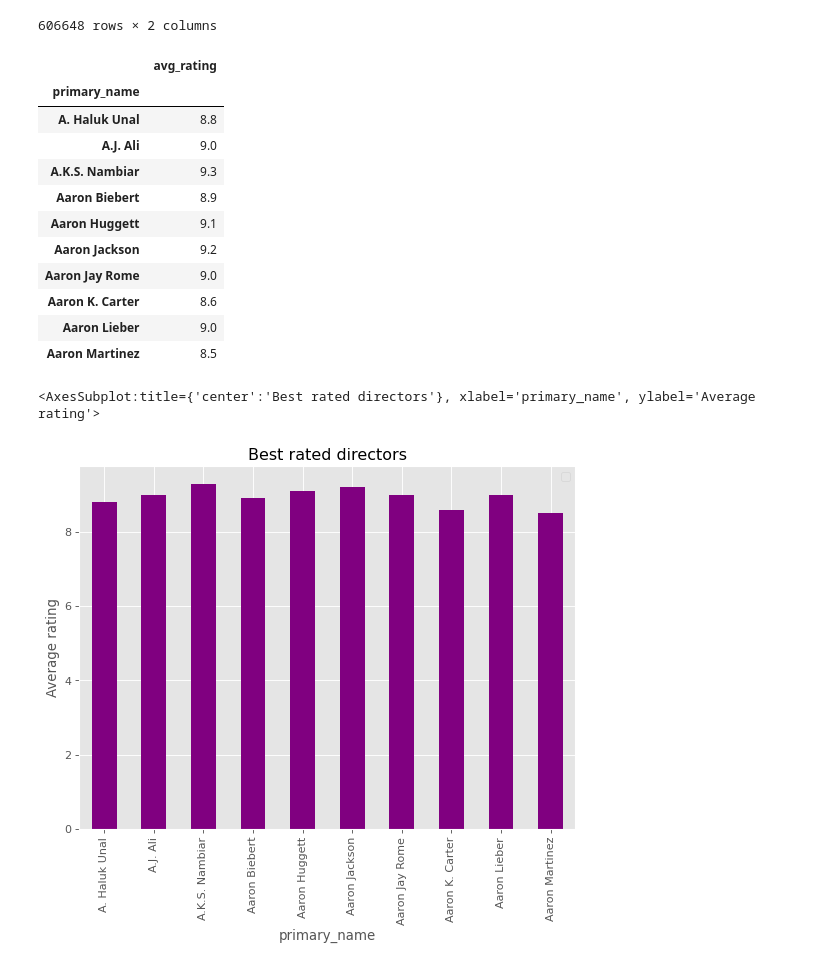
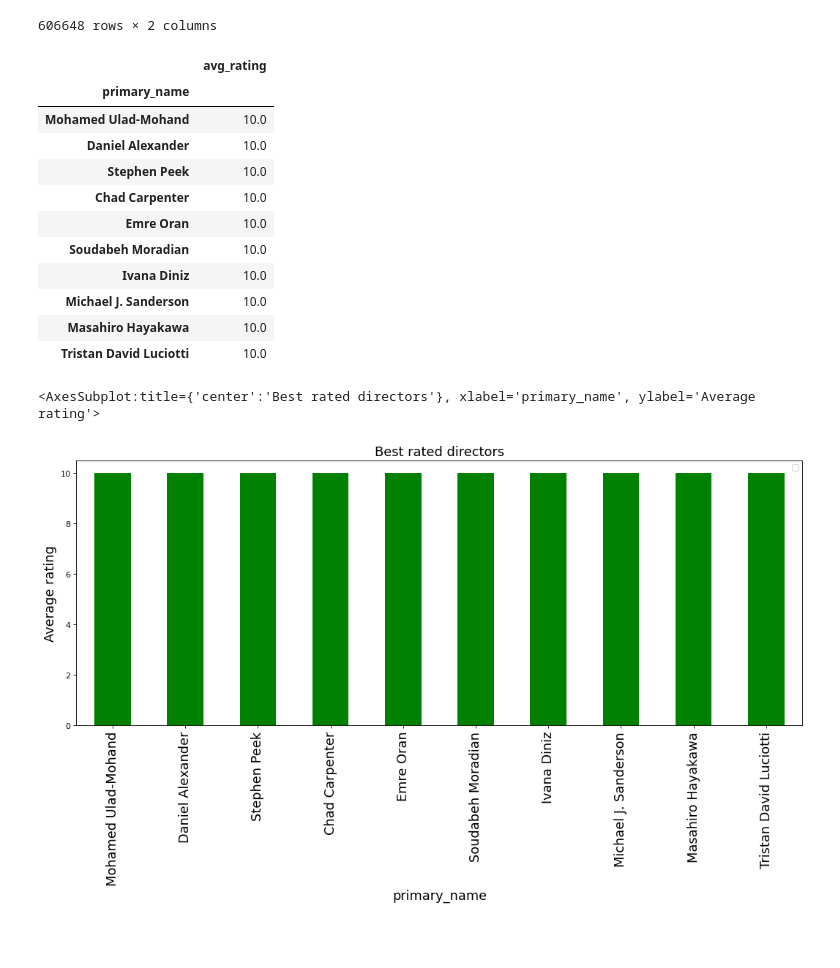
Before and after one commit to QuinnGrigsby/Capstone_Git-ing_it_done_MovieInformation, a Jupyter notebook: Data Understanding.ipynb, the cells around one changed output. Saved outputs shown, nothing was run; the diff lists cells and outputs as text; code cells hidden in the pictures; blank space fills up the shorter version.

```diff
--- a/Data Understanding.ipynb
+++ b/Data Understanding.ipynb
@@ -283,35 +304,38 @@ d
 #Merging rating with directors
 directors_rating = q.merge (d, on="person_id", how="left")
 data_for_analysis_by_rating = directors_rating.groupby(by="primary_name", as_index=False).mean()
-top_10_by_rating = data_for_analysis_by_rating.iloc[:10]
+top_10_rating = data_for_analysis_by_rating.sort_values(['avg_rating'], ascending=[False])
+top_10_by_rating = top_10_rating.iloc[:10]
 top_rated = top_10_by_rating.set_index('primary_name')
+
 top_rated
 # %% [output]
 |  | avg_rating |
 | primary_name |  |
-| A. Haluk Unal | 8.8 |
-| A.J. Ali | 9.0 |
-| A.K.S. Nambiar | 9.3 |
-| Aaron Biebert | 8.9 |
-| Aaron Huggett | 9.1 |
-| Aaron Jackson | 9.2 |
-| Aaron Jay Rome | 9.0 |
-| Aaron K. Carter | 8.6 |
-| Aaron Lieber | 9.0 |
-| Aaron Martinez | 8.5 |
+| Mohamed Ulad-Mohand | 10.0 |
+| Daniel Alexander | 10.0 |
+| Stephen Peek | 10.0 |
+| Chad Carpenter | 10.0 |
+| Emre Oran | 10.0 |
+| Soudabeh Moradian | 10.0 |
+| Ivana Diniz | 10.0 |
+| Michael J. Sanderson | 10.0 |
+| Masahiro Hayakawa | 10.0 |
+| Tristan David Luciotti | 10.0 |
 # %%
-figure(num=None, figsize=(8, 6), dpi=80, facecolor='w', edgecolor='k')
-plt.xlabel('Directors')
-plt.ylabel('Average rating')
-plt.title("Best rated directors")
+figure(num=None, figsize=(16, 6), dpi=80, facecolor='w', edgecolor='k')
+plt.xlabel('Directors',fontsize=16)
+plt.ylabel('Average rating',fontsize=16)
+plt.title("Best rated directors",fontsize=16)
 plt.legend(
     labels=["Revenue Mean"],
     fontsize="large"
 );
-top_rated['avg_rating'].plot.bar(rot= 90, color='purple')
+plt.xticks(rotation = 90, fontsize=16)
+top_rated['avg_rating'].plot.bar(rot= 90, color='green')
 # %% [output]
 <AxesSubplot:title={'center':'Best rated directors'}, xlabel='primary_name', ylabel='Average rating'>
-[figure, old version]
+[figure, new version]
 # %%
 df = pd.read_sql("""SELECT * FROM movie_ratings, movie_basics ;""", conn)
 df
```
Also changed, not shown: parts of 6 cells of this notebook.
